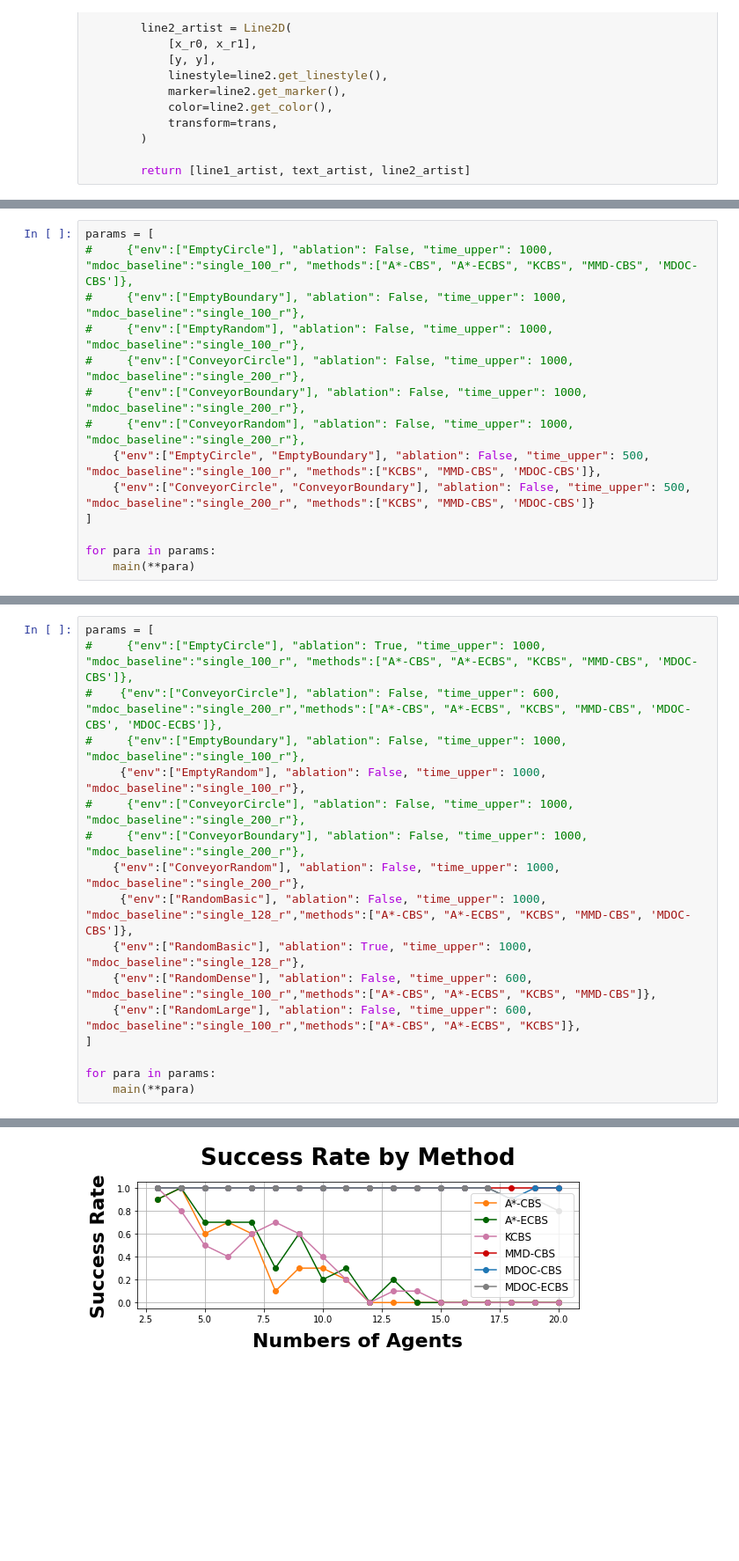
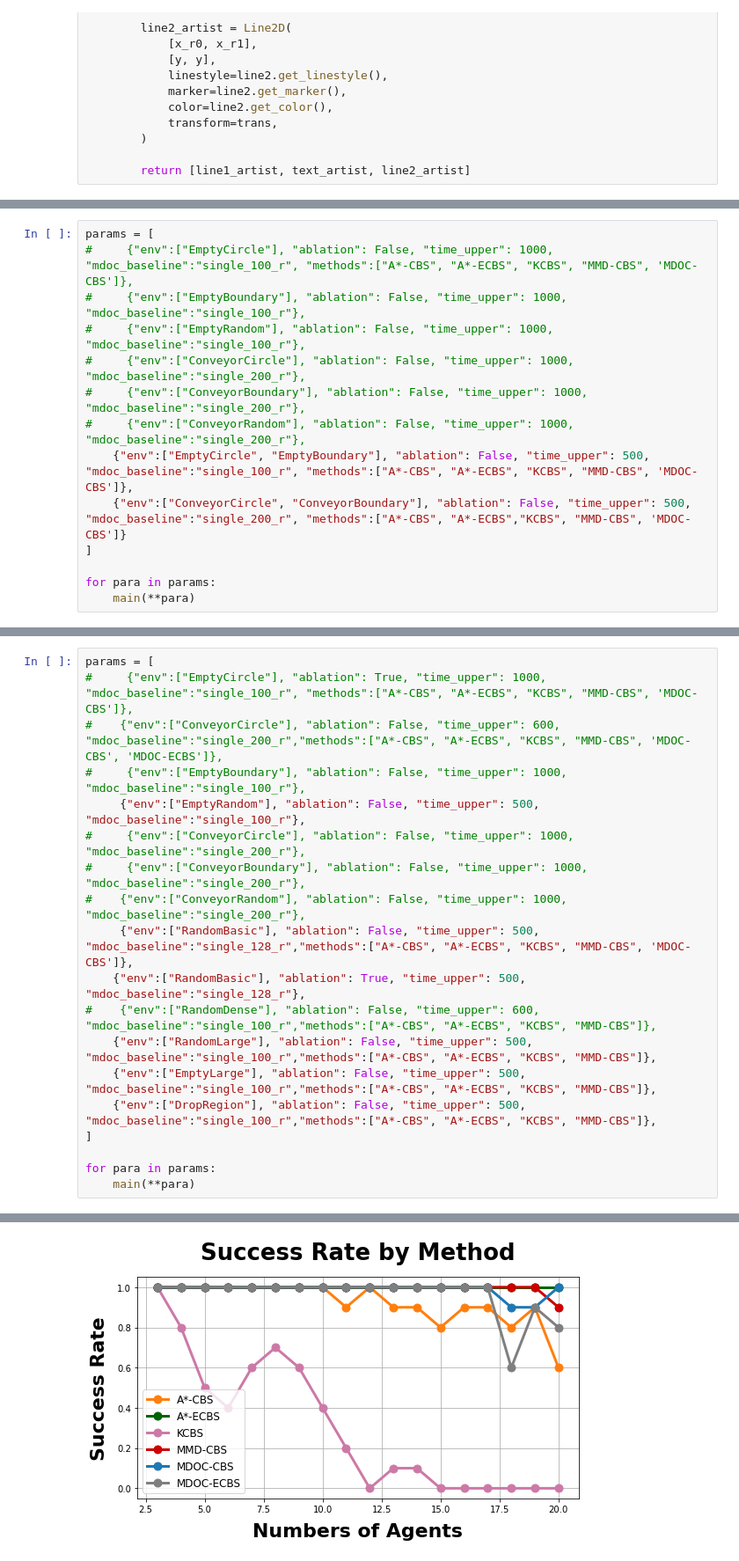
Before and after one commit to hhhhzl/mdoc, a Jupyter notebook: assets/notebooks.ipynb, the cells around one changed output, grey strips where cells are left out. Shown at 88% size. Drawn from its saved outputs; the diff is of its cells as text; blank space fills up the shorter version.

Commit message:
run large

```diff
--- a/assets/notebooks.ipynb
+++ b/assets/notebooks.ipynb
@@ -655,8 +856,8 @@ params = [
 #     {"env":["ConveyorCircle"], "ablation": False, "time_upper": 1000, "mdoc_baseline":"single_200_r"},
 #     {"env":["ConveyorBoundary"], "ablation": False, "time_upper": 1000, "mdoc_baseline":"single_200_r"},
 #     {"env":["ConveyorRandom"], "ablation": False, "time_upper": 1000, "mdoc_baseline":"single_200_r"},
-    {"env":["EmptyCircle", "EmptyBoundary"], "ablation": False, "time_upper": 500, "mdoc_baseline":"single_100_r", "methods":["KCBS", "MMD-CBS", 'MDOC-CBS']},
-    {"env":["ConveyorCircle", "ConveyorBoundary"], "ablation": False, "time_upper": 500, "mdoc_baseline":"single_200_r", "methods":["KCBS", "MMD-CBS", 'MDOC-CBS']}
+    {"env":["EmptyCircle", "EmptyBoundary"], "ablation": False, "time_upper": 500, "mdoc_baseline":"single_100_r", "methods":["A*-CBS", "A*-ECBS", "KCBS", "MMD-CBS", 'MDOC-CBS']},
+    {"env":["ConveyorCircle", "ConveyorBoundary"], "ablation": False, "time_upper": 500, "mdoc_baseline":"single_200_r", "methods":["A*-CBS", "A*-ECBS","KCBS", "MMD-CBS", 'MDOC-CBS']}
 ]
 
 for para in params:
@@ -708,20 +909,22 @@ for para in params:
 # %%
 params = [
 #     {"env":["EmptyCircle"], "ablation": True, "time_upper": 1000, "mdoc_baseline":"single_100_r", "methods":["A*-CBS", "A*-ECBS", "KCBS", "MMD-CBS", 'MDOC-CBS']},
 #    {"env":["ConveyorCircle"], "ablation": False, "time_upper": 600, "mdoc_baseline":"single_200_r","methods":["A*-CBS", "A*-ECBS", "KCBS", "MMD-CBS", 'MDOC-CBS', 'MDOC-ECBS']},
 #     {"env":["EmptyBoundary"], "ablation": False, "time_upper": 1000, "mdoc_baseline":"single_100_r"},
-     {"env":["EmptyRandom"], "ablation": False, "time_upper": 1000, "mdoc_baseline":"single_100_r"},
+     {"env":["EmptyRandom"], "ablation": False, "time_upper": 500, "mdoc_baseline":"single_100_r"},
 #     {"env":["ConveyorCircle"], "ablation": False, "time_upper": 1000, "mdoc_baseline":"single_200_r"},
 #     {"env":["ConveyorBoundary"], "ablation": False, "time_upper": 1000, "mdoc_baseline":"single_200_r"},
-    {"env":["ConveyorRandom"], "ablation": False, "time_upper": 1000, "mdoc_baseline":"single_200_r"},
-     {"env":["RandomBasic"], "ablation": False, "time_upper": 1000, "mdoc_baseline":"single_128_r","methods":["A*-CBS", "A*-ECBS", "KCBS", "MMD-CBS", 'MDOC-CBS']},
-    {"env":["RandomBasic"], "ablation": True, "time_upper": 1000, "mdoc_baseline":"single_128_r"},
-    {"env":["RandomDense"], "ablation": False, "time_upper": 600, "mdoc_baseline":"single_100_r","methods":["A*-CBS", "A*-ECBS", "KCBS", "MMD-CBS"]},
-    {"env":["RandomLarge"], "ablation": False, "time_upper": 600, "mdoc_baseline":"single_100_r","methods":["A*-CBS", "A*-ECBS", "KCBS"]},
+#    {"env":["ConveyorRandom"], "ablation": False, "time_upper": 1000, "mdoc_baseline":"single_200_r"},
+     {"env":["RandomBasic"], "ablation": False, "time_upper": 500, "mdoc_baseline":"single_128_r","methods":["A*-CBS", "A*-ECBS", "KCBS", "MMD-CBS", 'MDOC-CBS']},
+    {"env":["RandomBasic"], "ablation": True, "time_upper": 500, "mdoc_baseline":"single_128_r"},
+#    {"env":["RandomDense"], "ablation": False, "time_upper": 600, "mdoc_baseline":"single_100_r","methods":["A*-CBS", "A*-ECBS", "KCBS", "MMD-CBS"]},
+    {"env":["RandomLarge"], "ablation": False, "time_upper": 500, "mdoc_baseline":"single_100_r","methods":["A*-CBS", "A*-ECBS", "KCBS", "MMD-CBS"]},
+    {"env":["EmptyLarge"], "ablation": False, "time_upper": 500, "mdoc_baseline":"single_100_r","methods":["A*-CBS", "A*-ECBS", "KCBS", "MMD-CBS"]},
+    {"env":["DropRegion"], "ablation": False, "time_upper": 500, "mdoc_baseline":"single_100_r","methods":["A*-CBS", "A*-ECBS", "KCBS", "MMD-CBS"]},
 ]
 
 for para in params:
     main(**para)
 # %% [output]
 <<<<<<<EmptyRandom>>>>>>
-[figure, old version]
+[figure, new version]
```
Also changed, not shown: parts of 4 cells of this notebook, 27 other files.
